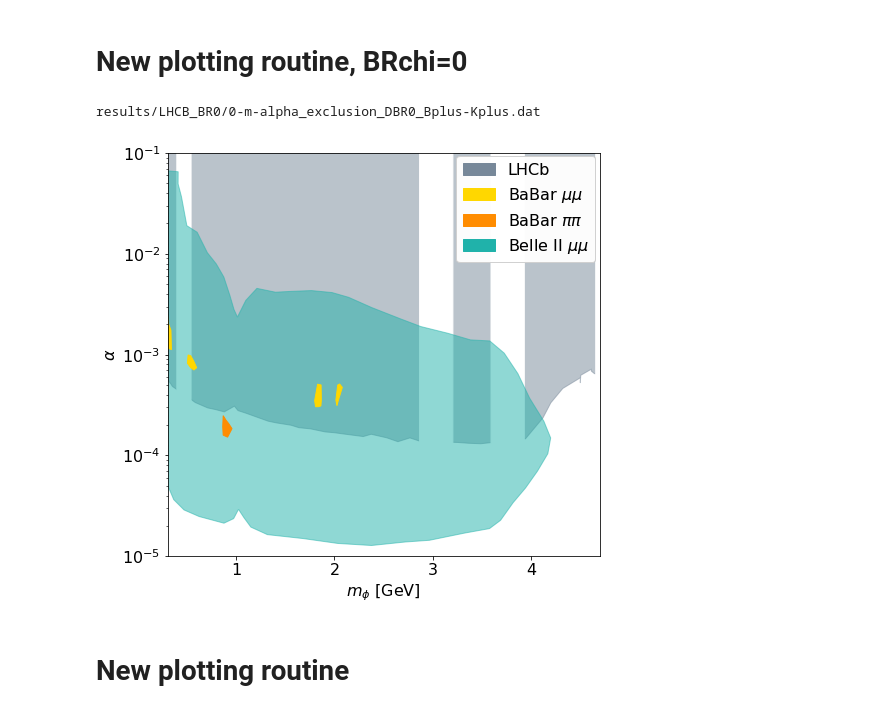
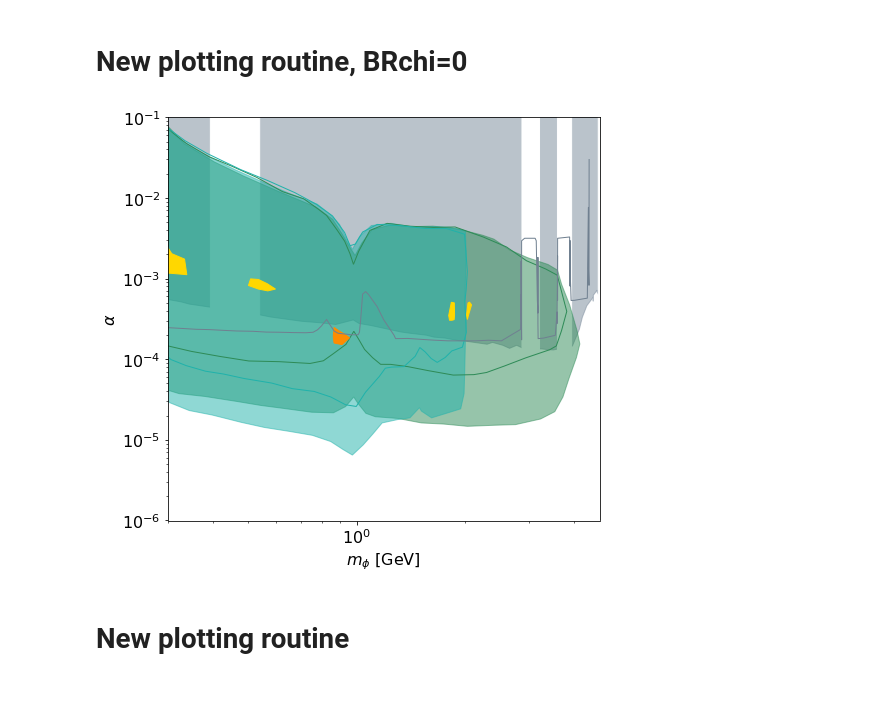
Before and after one commit to anasthesia/B-K, a Jupyter notebook: Combined_bounds.ipynb, the cells around one changed output. Saved outputs shown, nothing was run; the diff lists cells and outputs as text; code cells hidden in the pictures.

Commit message:
BBN+Belle constraints added

```diff
--- a/Combined_bounds.ipynb
+++ b/Combined_bounds.ipynb
@@ -212,20 +218,27 @@ babarFolder="results/BaBar/"
 belleIIFoder="results/BelleII/"
 
 LHCBcolor="lightslategray"
-Belle2color="lightseagreen"
+Belle2color_mu="seagreen"
+Belle2color_pi="lightseagreen"
 mucolor="gold"
 picolor="darkorange"
 
 #LHCB plots
-plotFromFolder("results/LHCB_BR0",False,"fill",cm.Greys,2)
+#plotFromFolder("results/LHCB_BR0",False,"fill",cm.Greys,2)
 plotGen("results/LHCB_BR0/0-m-alpha_exclusion_DBR0_Bplus-Kplus.dat","fill", LHCBcolor,1)
+plotGen("results/LHCB_BR0/LHCBRun3_sqrt.dat","line", "slategray",1)
 plotWhiteRegions(10**(0))
 
 patchLHCB = mpatches.Patch(color=LHCBcolor, label='LHCb')
 
 
 #BelleII plots
-plotGen(belleIIFoder+"0-3events_BR0-manual.dat","oppacpolygon", Belle2color,1)
+plotGen(belleIIFoder+"0-3events_Belle2_muons_BR0-manual.dat","oppacpolygon", Belle2color_mu,1)
+plotGen(belleIIFoder+"0-3events_Belle2_pions_BR0-manual.dat","oppacpolygon", Belle2color_pi,1)
+
+#Belle plots
+plotGen(belleIIFoder+"0-3events_Belle_muons_BR0-manual.dat","nonfilledpolygon", Belle2color_mu,1)
+plotGen(belleIIFoder+"0-3events_Belle_pions_BR0-manual.dat","nonfilledpolygon", Belle2color_pi,1)
 
 
 patchBelleII = mpatches.Patch(color=Belle2color, label='Belle II $\\mu \\mu$')
@@ -234,38 +247,40 @@ patchBelleII = mpatches.Patch(color=Belle2color, label='Belle II $\\mu \\mu$')
 plotGen(babarFolder+"0-0-m-alpha_exclusion_DBR0_BaBar_mumu.dat","polygon", mucolor,1)
 plotGen(babarFolder+"0-1-m-alpha_exclusion_DBR0_BaBar_mumu.dat","polygon", mucolor,1)
 plotGen(babarFolder+"0-2-m-alpha_exclusion_DBR0_BaBar_mumu.dat","polygon", mucolor,1)
 plotGen(babarFolder+"0-3-m-alpha_exclusion_DBR0_BaBar_mumu.dat","polygon", mucolor,1)
 plotGen(babarFolder+"1-m-alpha_exclusion_DBR0_BaBar_pipi.dat","polygon", picolor,1)
 
+#BBN constraints
+plotGen("results/BBN_bounds.dat","line", "magenta",1)
 
 ax.set_xlim( (0.3, 4.7))
-ax.set_ylim((1*10**(-5),1*10**(-1)))
+ax.set_ylim((1*10**(-6),1*10**(-1)))
 
 
 #plt.title(''.format(i))
 ax.set_xlabel('$m_\\phi$ [GeV]')
 ax.set_ylabel('$\\alpha$')
 
-#ax.set_xscale("log")
+ax.set_xscale("log")
 ax.set_yscale("log")
 
 
 patchBaBarmu = mpatches.Patch(color=mucolor, label='BaBar $\\mu \\mu$')
 patchBaBarpi = mpatches.Patch(color=picolor, label='BaBar $\\pi \\pi$')
 
-
+'''
 Legend=plt.legend(handles=[patchLHCB,patchBaBarmu, patchBaBarpi, patchBelleII],loc='lower left',\
            bbox_to_anchor=(0.65, 0.71, 0.5, 2))
 plt.gca().add_artist(Legend)
+'''
 
 
 #ax.legend(handles=[patch0,patch1,patch2,patch3,patch4],loc='lower left',\
 #           bbox_to_anchor=(1, 0.3, 0.5, 1),title="LHCB BR(dark)=")
 
 fig.savefig('./results/m-alpha_combined_BR0_nonlog-3events-manual.png')
 # %% [output]
-results/LHCB_BR0/0-m-alpha_exclusion_DBR0_Bplus-Kplus.dat
-[figure, old version]
+[figure, new version]
 # %% [markdown]
 # New plotting routine
 # %%
```
Also changed, not shown: parts of 1 cell of this notebook.
